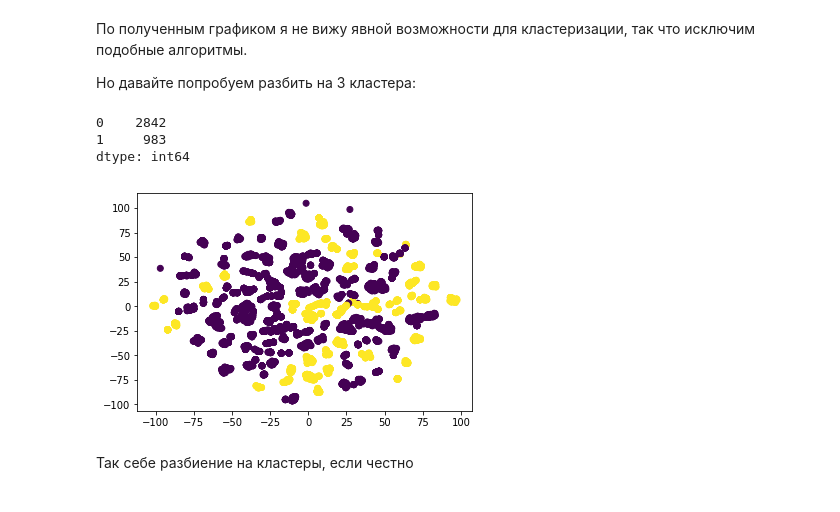
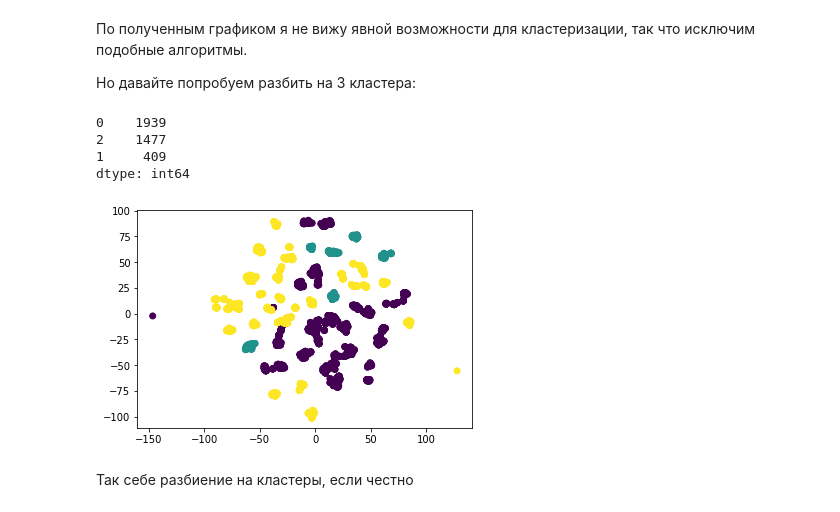
Before and after one commit to DmitryVGusev/GB-Python-in-DS, a Jupyter notebook: Python_in_DS_Coursework.ipynb, the cells around one changed output. Drawn from its saved outputs; the diff is of its cells as text; code cells hidden in the pictures.

```diff
--- a/Python_in_DS_Coursework.ipynb
+++ b/Python_in_DS_Coursework.ipynb
@@ -439,2 +374,2 @@ dtype: int64
 # %%
-data['Helthcare_2'] = data['Helthcare_2'].astype(object)
+#data['Helthcare_2'] = data['Helthcare_2'].astype(object)
@@ -467,10 +378,6 @@ memory usage: 1.8+ MB
 ds = pd.get_dummies(data).set_index('Id')
 # %%
-X_train, X_test, y_train, y_test = train_test_split(
-    ds.drop(['Price'], axis=1),
-    ds['Price'],
-    test_size=0.2, random_state=42
-)
+X_train, X_test, y_train, y_test = split_data(ds, 'Price')
 # %% [markdown]
 Стандартизируем значения:
 # %%
@@ -494,3 +401,3 @@ get_model_r2(X_train_scaled, y_train, X_test_scaled, y_test, lr)
 # %%
-X_train_scaled = X_train
-X_test_scaled = X_test
+# X_train_scaled = X_train
+# X_test_scaled = X_test
@@ -532,23 +456,24 @@ for lr, tsne_array in tsne_dict.items():
 # %%
 from sklearn.cluster import KMeans
 # %%
-kmeans = KMeans(n_clusters=2)
+kmeans = KMeans(n_clusters=3)
 labels_train = kmeans.fit_predict(X_train_scaled)
 pd.value_counts(labels_train)
 # %% [output]
-0    2842
-1     983
+0    1939
+2    1477
+1     409
 dtype: int64
 # %%
 labels_train = kmeans.predict(X_train_scaled)
 # %%
 plt.scatter(
-    tsne_dict[150][:, 0],
-    tsne_dict[150][:, 1],
+    tsne_dict[1000][:, 0],
+    tsne_dict[1000][:, 1],
     c=labels_train
 );
 # %% [output]
-[figure, old version]
+[figure, new version]
 # %% [markdown]
 Так себе разбиение на кластеры, если честно
 # %% [markdown]
```
Also changed, not shown: parts of 81 cells of this notebook.
